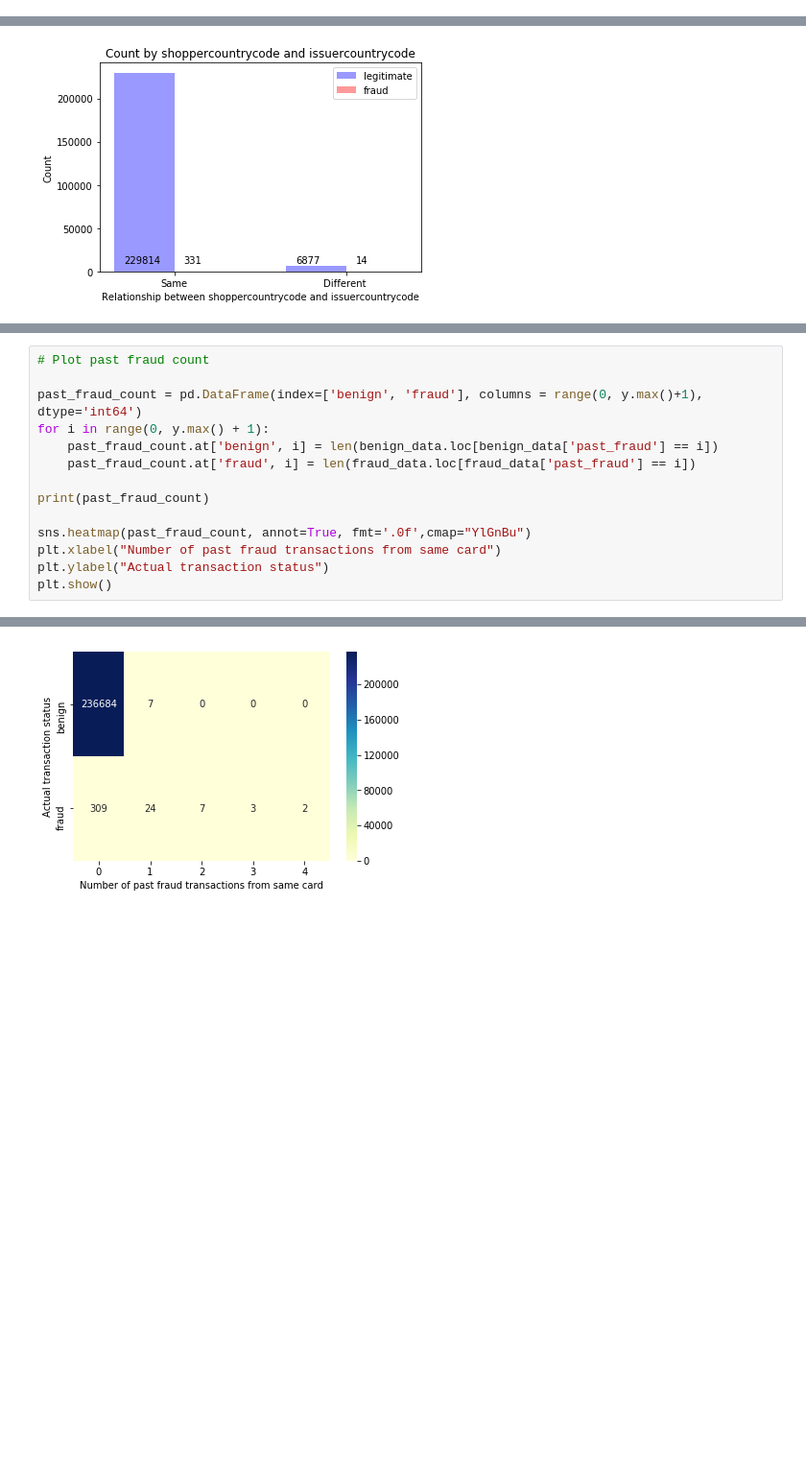
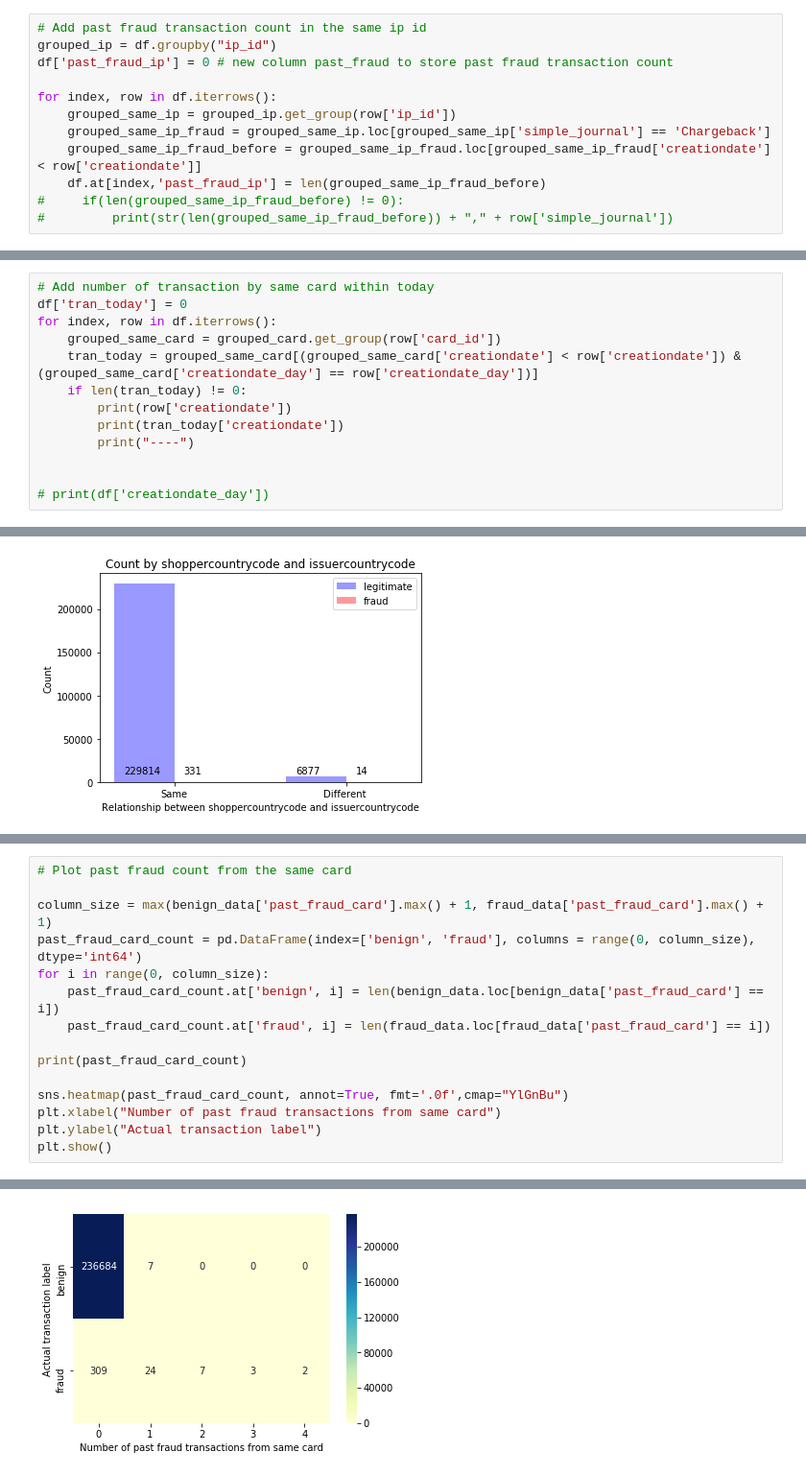
Before and after one commit to sirpandemona/CDA, a Jupyter notebook: Exercise 1/visualization.ipynb, the cells around one changed output, grey strips where cells are left out. Shown: that part at 96% size. Cells and saved outputs as stored; diff of their text form; blank space fills up the shorter version.

```diff
--- a/Exercise 1/visualization.ipynb
+++ b/Exercise 1/visualization.ipynb
@@ -48,3 +48,15 @@ freq                        6
 first     2015-07-01 00:00:41
 last      2015-10-31 23:59:12
 Name: creationdate, dtype: object
+# %%
+# Add past fraud transaction count in the same ip id
+grouped_ip = df.groupby("ip_id")
+df['past_fraud_ip'] = 0 # new column past_fraud to store past fraud transaction count
+
+for index, row in df.iterrows():
+    grouped_same_ip = grouped_ip.get_group(row['ip_id'])
+    grouped_same_ip_fraud = grouped_same_ip.loc[grouped_same_ip['simple_journal'] == 'Chargeback']
+    grouped_same_ip_fraud_before = grouped_same_ip_fraud.loc[grouped_same_ip_fraud['creationdate'] < row['creationdate']]
+    df.at[index,'past_fraud_ip'] = len(grouped_same_ip_fraud_before)
+#     if(len(grouped_same_ip_fraud_before) != 0):
+#         print(str(len(grouped_same_ip_fraud_before)) + "," + row['simple_journal'])
@@ -66,0 +95,13 @@ print(df['past_fraud'].max())
+# %%
+# Add number of transaction by same card within today
+df['tran_today'] = 0
+for index, row in df.iterrows():
+    grouped_same_card = grouped_card.get_group(row['card_id'])
+    tran_today = grouped_same_card[(grouped_same_card['creationdate'] < row['creationdate']) & (grouped_same_card['creationdate_day'] == row['creationdate_day'])]
+    if len(tran_today) != 0:
+        print(row['creationdate'])
+        print(tran_today['creationdate'])
+        print("----")
+
+
+# print(df['creationdate_day'])
@@ -181,19 +240,20 @@ plt.show()
 # %%
-# Plot past fraud count
+# Plot past fraud count from the same card
 
-past_fraud_count = pd.DataFrame(index=['benign', 'fraud'], columns = range(0, y.max()+1), dtype='int64')
-for i in range(0, y.max() + 1):
-    past_fraud_count.at['benign', i] = len(benign_data.loc[benign_data['past_fraud'] == i])
-    past_fraud_count.at['fraud', i] = len(fraud_data.loc[fraud_data['past_fraud'] == i])
+column_size = max(benign_data['past_fraud_card'].max() + 1, fraud_data['past_fraud_card'].max() + 1)
+past_fraud_card_count = pd.DataFrame(index=['benign', 'fraud'], columns = range(0, column_size), dtype='int64')
+for i in range(0, column_size):
+    past_fraud_card_count.at['benign', i] = len(benign_data.loc[benign_data['past_fraud_card'] == i])
+    past_fraud_card_count.at['fraud', i] = len(fraud_data.loc[fraud_data['past_fraud_card'] == i])
 
-print(past_fraud_count)
+print(past_fraud_card_count)
 
-sns.heatmap(past_fraud_count, annot=True, fmt='.0f',cmap="YlGnBu")
+sns.heatmap(past_fraud_card_count, annot=True, fmt='.0f',cmap="YlGnBu")
 plt.xlabel("Number of past fraud transactions from same card")
-plt.ylabel("Actual transaction status")
+plt.ylabel("Actual transaction label")
 plt.show()
 # %% [output]
                0     1    2    3    4
 benign  236684.0   7.0  0.0  0.0  0.0
 fraud      309.0  24.0  7.0  3.0  2.0
-[figure, old version]
+[figure, new version]
```
Also changed, not shown: parts of 9 cells of this notebook.
